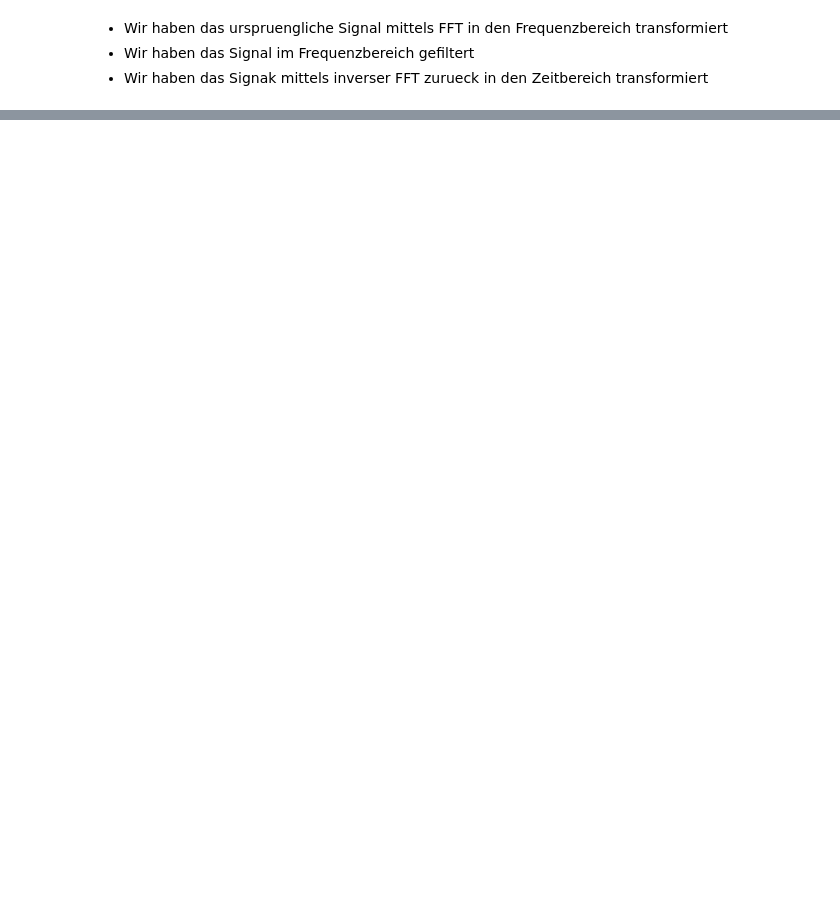
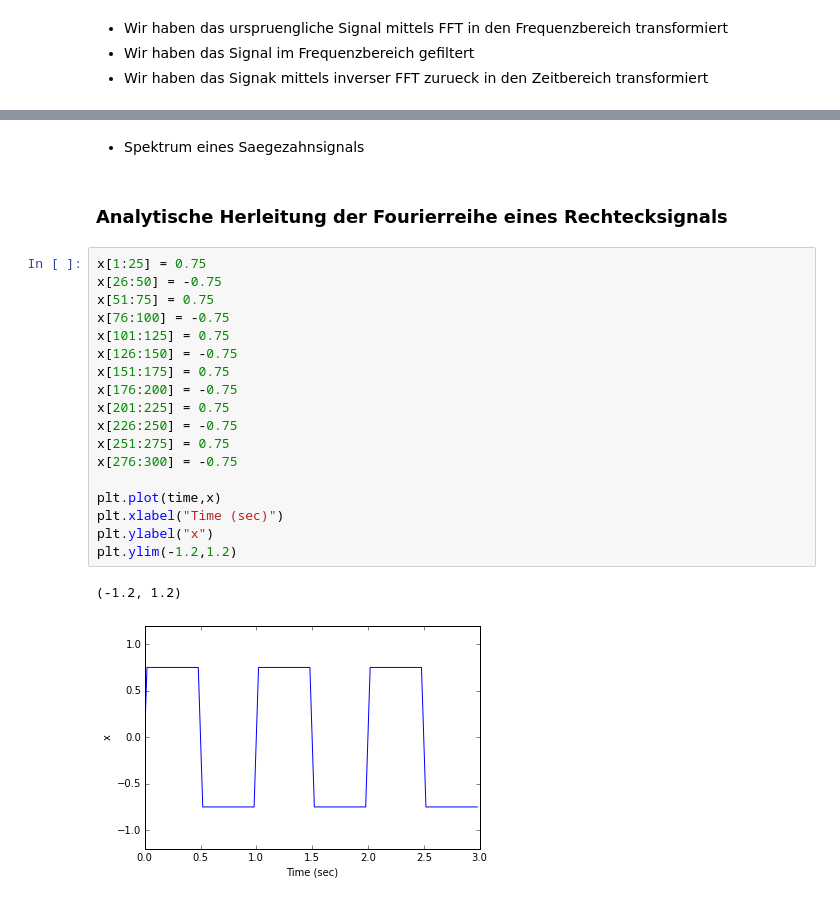
Before and after one commit to kaback/workshops, a Jupyter notebook: fourieranalyse_fuer_dummies/Fourieranalyse fuer Dummies.ipynb, the cells around one changed output, grey strips where cells are left out. Cells and saved outputs as stored; diff of their text form; blank space fills up the shorter version.

```diff
--- a/fourieranalyse_fuer_dummies/Fourieranalyse fuer Dummies.ipynb
+++ b/fourieranalyse_fuer_dummies/Fourieranalyse fuer Dummies.ipynb
@@ -151,0 +209,25 @@ plt.plot(time,i_x)
+# %% [markdown]
+* Spektrum eines Saegezahnsignals
+# %% [markdown]
+### Analytische Herleitung der Fourierreihe eines Rechtecksignals
+# %%
+x[1:25] = 0.75
+x[26:50] = -0.75
+x[51:75] = 0.75
+x[76:100] = -0.75
+x[101:125] = 0.75
+x[126:150] = -0.75
+x[151:175] = 0.75
+x[176:200] = -0.75
+x[201:225] = 0.75
+x[226:250] = -0.75
+x[251:275] = 0.75
+x[276:300] = -0.75
+
+plt.plot(time,x)
+plt.xlabel("Time (sec)")
+plt.ylabel("x")
+plt.ylim(-1.2,1.2)
+# %% [output]
+(-1.2, 1.2)
+[figure, added]
```
Also changed, not shown: parts of 26 cells of this notebook.
